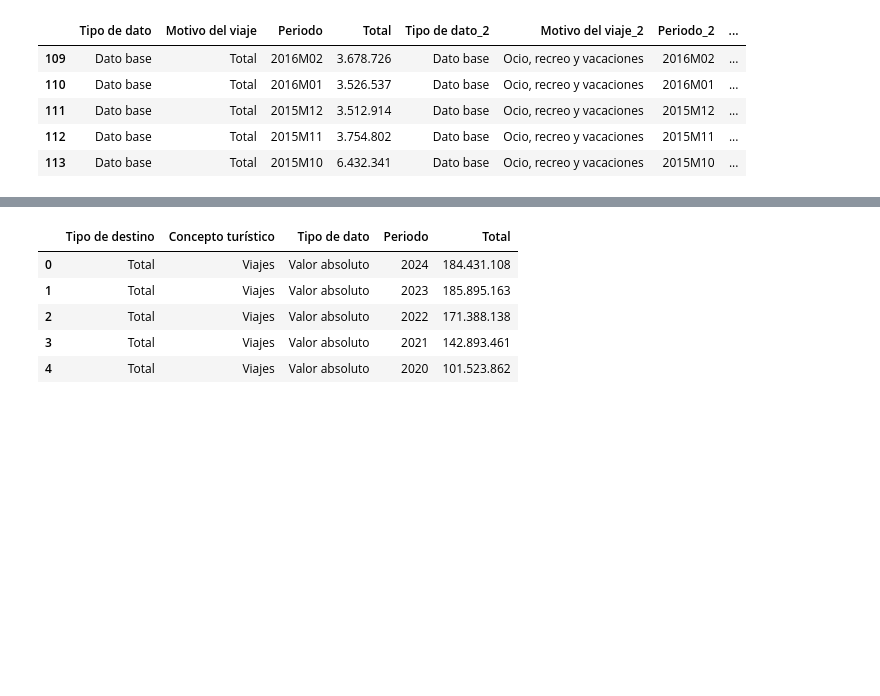
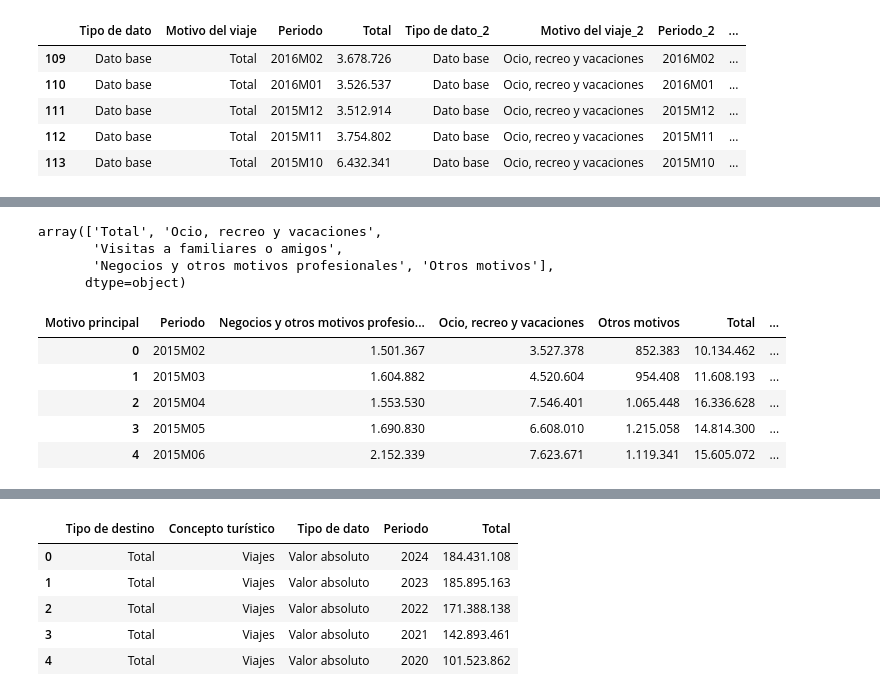
Before and after one commit to anapstl/Travel_EDA, a Jupyter notebook: EDA.ipynb, the cells around one changed output, grey strips where cells are left out. Cells and saved outputs as stored; diff of their text form; code cells hidden in the pictures; blank space fills up the shorter version.

```diff
--- a/EDA.ipynb
+++ b/EDA.ipynb
@@ -728,0 +742,3 @@ df_unido.tail()
+# %%
+df_12421 = pd.read_csv('./data/12421.csv', sep=';', encoding='latin-1')
+display('df_12421.head()', 'df_12421.tail()')
@@ -728,0 +779,17 @@ df_unido.tail()
+# %%
+df_12421['Motivo principal'].unique()
+# %% [output]
+array(['Total', 'Ocio, recreo y vacaciones',
+       'Visitas a familiares o amigos',
+       'Negocios y otros motivos profesionales', 'Otros motivos'],
+      dtype=object)
+# %%
+df_pivot_12421 = df_12421.pivot(index='Periodo', columns='Motivo principal', values='Total').reset_index()
+df_pivot_12421.head()
+# %% [output]
+| Motivo principal | Periodo | Negocios y otros motivos profesio... | Ocio, recreo y vacaciones | Otros motivos | Total | ... |
+| 0 | 2015M02 | 1.501.367 | 3.527.378 | 852.383 | 10.134.462 | ... |
+| 1 | 2015M03 | 1.604.882 | 4.520.604 | 954.408 | 11.608.193 | ... |
+| 2 | 2015M04 | 1.553.530 | 7.546.401 | 1.065.448 | 16.336.628 | ... |
+| 3 | 2015M05 | 1.690.830 | 6.608.010 | 1.215.058 | 14.814.300 | ... |
+| 4 | 2015M06 | 2.152.339 | 7.623.671 | 1.119.341 | 15.605.072 | ... |
```
Also changed, not shown: parts of 61 cells of this notebook, 4 other files.
